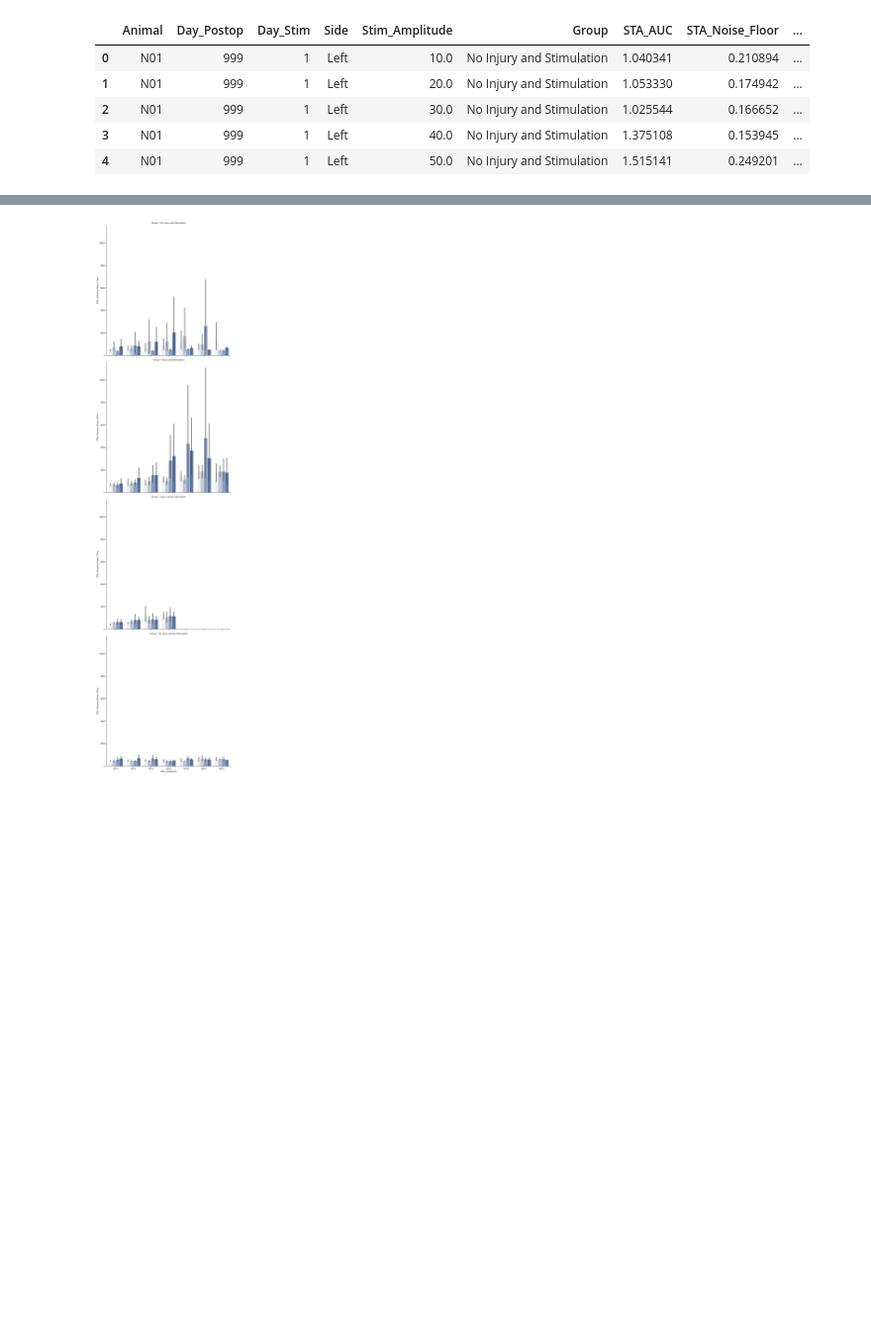
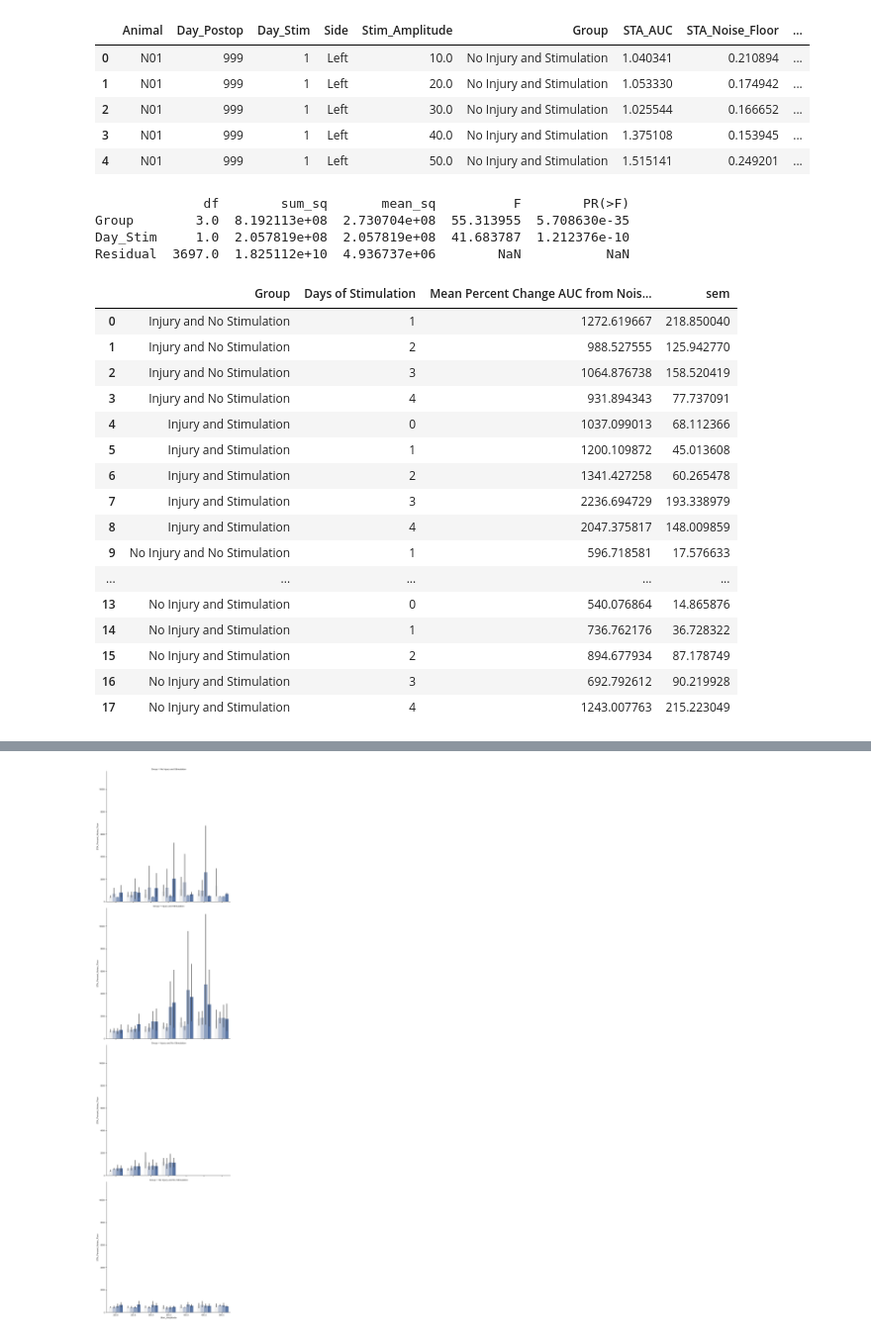
Before and after one commit to IanGMalone/Evoked_Potential_Analysis, a Jupyter notebook: Motor Evoked Potential Analyses.ipynb, the cells around one changed output, grey strips where cells are left out. Shown at 99% size. Cells and saved outputs as stored; diff of their text form; code cells hidden in the pictures; blank space fills up the shorter version.

Commit message:
First pass at stats

```diff
--- a/Motor Evoked Potential Analyses.ipynb
+++ b/Motor Evoked Potential Analyses.ipynb
@@ -258,3 +258,43 @@ df_day_pchange.head()
 | 2 | N01 | 999 | 1 | Left | 30.0 | No Injury and Stimulation | 1.025544 | 0.166652 | ... |
 | 3 | N01 | 999 | 1 | Left | 40.0 | No Injury and Stimulation | 1.375108 | 0.153945 | ... |
 | 4 | N01 | 999 | 1 | Left | 50.0 | No Injury and Stimulation | 1.515141 | 0.249201 | ... |
+# %%
+# do anova here
+import statsmodels.api as sm
+from statsmodels.formula.api import ols
+
+df_anova = df_day_pchange.copy()
+df_anova = df_anova[df_anova['Day_Stim'] > 0]
+
+two_way = ols('STA_Percent_Noise_Floor~Group+Day_Stim', data=df_anova).fit()
+aov2 = sm.stats.anova_lm(two_way, type=2)
+print(aov2)
+# %% [output]
+              df        sum_sq       mean_sq          F        PR(>F)
+Group        3.0  8.192113e+08  2.730704e+08  55.313955  5.708630e-35
+Day_Stim     1.0  2.057819e+08  2.057819e+08  41.683787  1.212376e-10
+Residual  3697.0  1.825112e+10  4.936737e+06        NaN           NaN
+# %%
+# df_anova = df_day_pchange.copy()
+# df_anova = df_anova[df_anova[]]
+df_mean_sem = df_day_pchange.groupby(['Group', 'Day_Stim'])['STA_Percent_Noise_Floor'].agg(['mean','sem']).reset_index()
+df_mean_sem.rename(columns={'mean':'Mean Percent Change AUC from Noise Floor', 'Day_Stim':'Days of Stimulation'}, inplace=True)
+df_mean_sem.head(20)
+# %% [output]
+|  | Group | Days of Stimulation | Mean Percent Change AUC from Nois... | sem |
+| 0 | Injury and No Stimulation | 1 | 1272.619667 | 218.850040 |
+| 1 | Injury and No Stimulation | 2 | 988.527555 | 125.942770 |
+| 2 | Injury and No Stimulation | 3 | 1064.876738 | 158.520419 |
+| 3 | Injury and No Stimulation | 4 | 931.894343 | 77.737091 |
+| 4 | Injury and Stimulation | 0 | 1037.099013 | 68.112366 |
+| 5 | Injury and Stimulation | 1 | 1200.109872 | 45.013608 |
+| 6 | Injury and Stimulation | 2 | 1341.427258 | 60.265478 |
+| 7 | Injury and Stimulation | 3 | 2236.694729 | 193.338979 |
+| 8 | Injury and Stimulation | 4 | 2047.375817 | 148.009859 |
+| 9 | No Injury and No Stimulation | 1 | 596.718581 | 17.576633 |
+| ... | ... | ... | ... | ... |
+| 13 | No Injury and Stimulation | 0 | 540.076864 | 14.865876 |
+| 14 | No Injury and Stimulation | 1 | 736.762176 | 36.728322 |
+| 15 | No Injury and Stimulation | 2 | 894.677934 | 87.178749 |
+| 16 | No Injury and Stimulation | 3 | 692.792612 | 90.219928 |
+| 17 | No Injury and Stimulation | 4 | 1243.007763 | 215.223049 |
```
Also changed, not shown: parts of 1 cell of this notebook.
